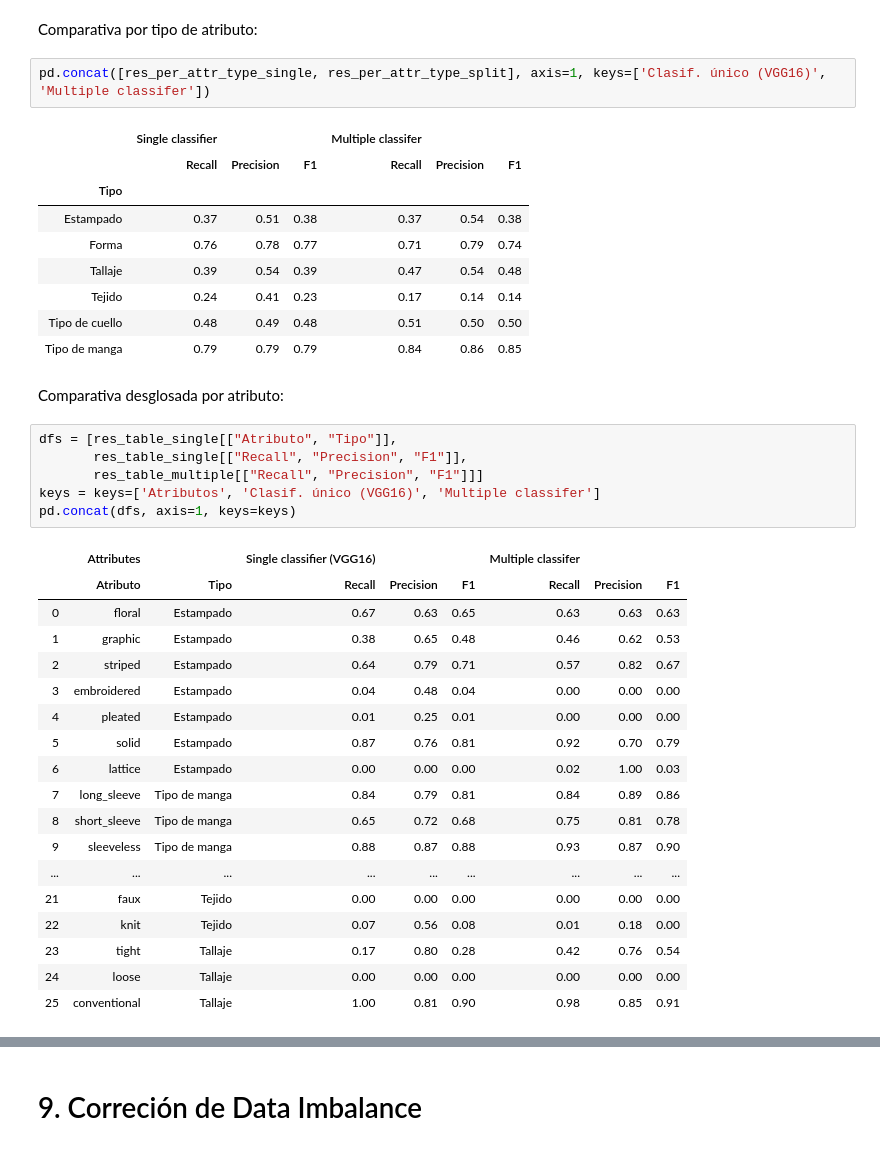
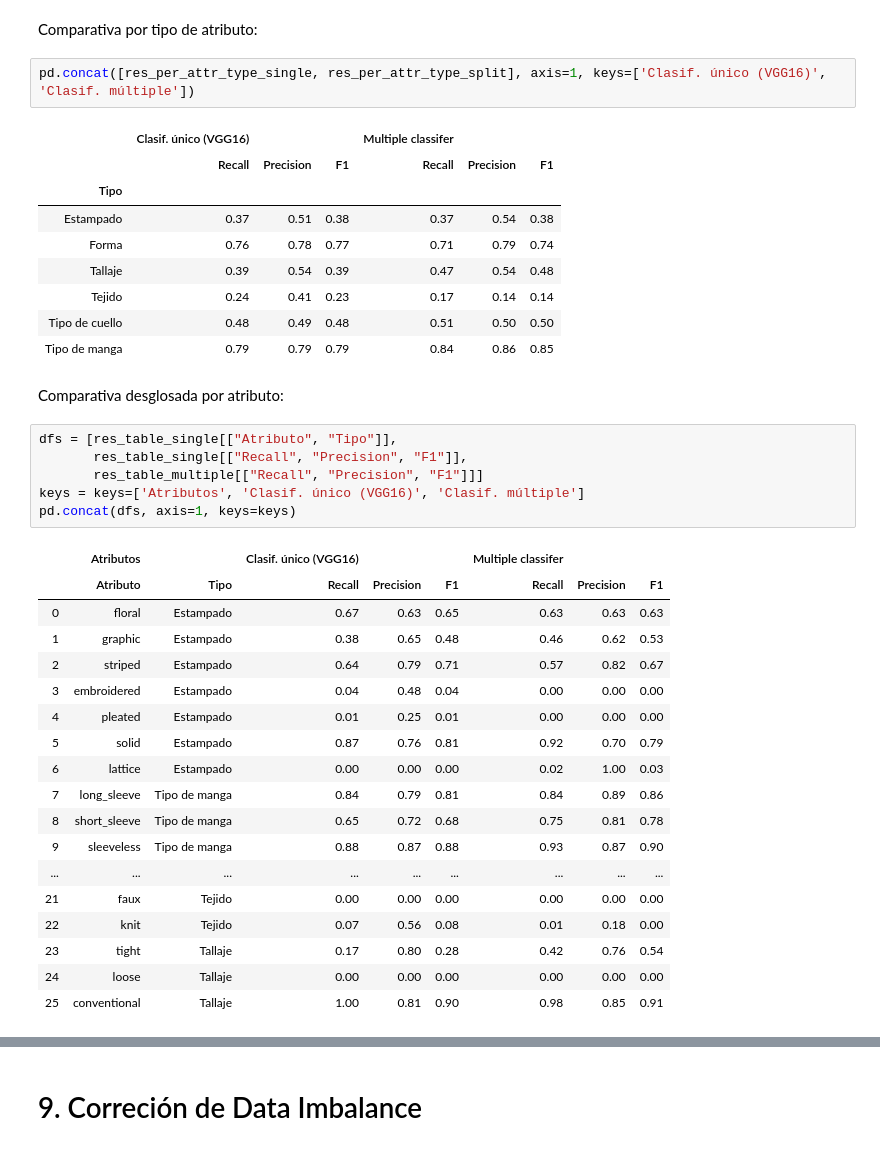
Before and after one commit to akepa/attribute-detection-in-fashon-images, a Jupyter notebook: DeepFashion_VersionReducida.ipynb, the cells around one changed output, grey strips where cells are left out. Drawn from its saved outputs; the diff is of its cells as text.

```diff
--- a/DeepFashion_VersionReducida.ipynb
+++ b/DeepFashion_VersionReducida.ipynb
@@ -1423,9 +1406,9 @@ build_result_df(result_list, k=6)
 # %% [markdown]
 Comparativa por tipo de atributo:
 # %%
-pd.concat([res_per_attr_type_single, res_per_attr_type_split], axis=1, keys=['Clasif. único (VGG16)', 'Multiple classifer'])
+pd.concat([res_per_attr_type_single, res_per_attr_type_split], axis=1, keys=['Clasif. único (VGG16)', 'Clasif. múltiple'])
 # %% [output]
-|  | Single classifier |  |  | Multiple classifer |  |  |
+|  | Clasif. único (VGG16) |  |  | Multiple classifer |  |  |
 |  | Recall | Precision | F1 | Recall | Precision | F1 |
 | Tipo |  |  |  |  |  |  |
 | Estampado | 0.37 | 0.51 | 0.38 | 0.37 | 0.54 | 0.38 |
@@ -1439,11 +1422,11 @@ Comparativa desglosada por atributo:
 # %%
 dfs = [res_table_single[["Atributo", "Tipo"]],
        res_table_single[["Recall", "Precision", "F1"]],
        res_table_multiple[["Recall", "Precision", "F1"]]]
-keys = keys=['Atributos', 'Clasif. único (VGG16)', 'Multiple classifer']
+keys = keys=['Atributos', 'Clasif. único (VGG16)', 'Clasif. múltiple']
 pd.concat(dfs, axis=1, keys=keys)
 # %% [output]
-|  | Attributes |  | Single classifier (VGG16) |  |  | Multiple classifer |  |  |
+|  | Atributos |  | Clasif. único (VGG16) |  |  | Multiple classifer |  |  |
 |  | Atributo | Tipo | Recall | Precision | F1 | Recall | Precision | F1 |
 | 0 | floral | Estampado | 0.67 | 0.63 | 0.65 | 0.63 | 0.63 | 0.63 |
 | 1 | graphic | Estampado | 0.38 | 0.65 | 0.48 | 0.46 | 0.62 | 0.53 |
```
Also changed, not shown: parts of 69 cells of this notebook.
